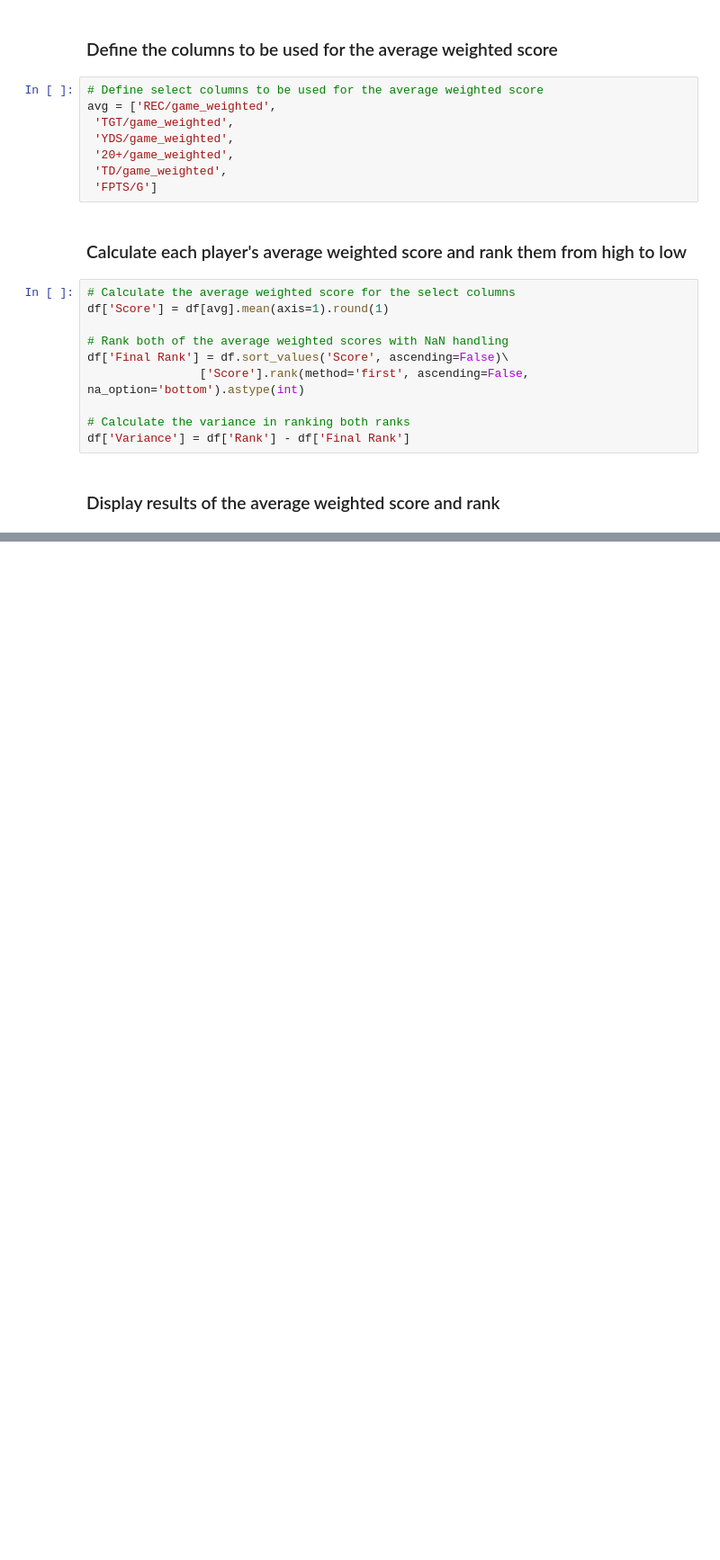
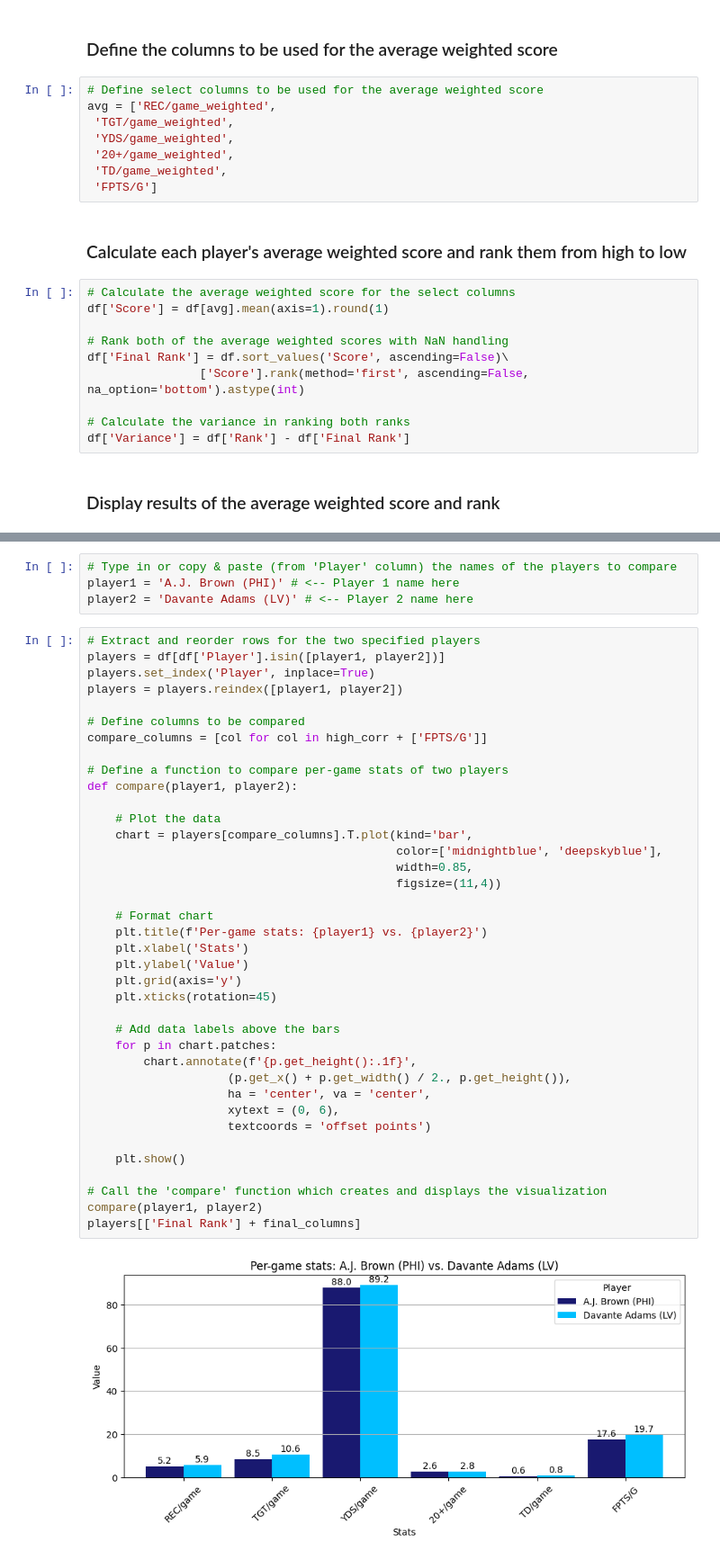
Before and after one commit to meltangonan/fantasy-football, a Jupyter notebook: WR Model.ipynb, the cells around one changed output, grey strips where cells are left out. Shown: that part at 90% size. Saved outputs shown, nothing was run; the diff lists cells and outputs as text; blank space fills up the shorter version.

```diff
--- a/WR Model.ipynb
+++ b/WR Model.ipynb
@@ -300,0 +306,44 @@ df[['Final Rank', 'Player', 'Score', 'Variance']]\
+# %%
+# Type in or copy & paste (from 'Player' column) the names of the players to compare
+player1 = 'A.J. Brown (PHI)' # <-- Player 1 name here
+player2 = 'Davante Adams (LV)' # <-- Player 2 name here
+# %%
+# Extract and reorder rows for the two specified players
+players = df[df['Player'].isin([player1, player2])]
+players.set_index('Player', inplace=True)
+players = players.reindex([player1, player2])
+
+# Define columns to be compared
+compare_columns = [col for col in high_corr + ['FPTS/G']]
+
+# Define a function to compare per-game stats of two players
+def compare(player1, player2):
+
+    # Plot the data
+    chart = players[compare_columns].T.plot(kind='bar',
+                                            color=['midnightblue', 'deepskyblue'],
+                                            width=0.85,
+                                            figsize=(11,4))
+
+    # Format chart
+    plt.title(f'Per-game stats: {player1} vs. {player2}')
+    plt.xlabel('Stats')
+    plt.ylabel('Value')
+    plt.grid(axis='y')
+    plt.xticks(rotation=45)
+
+    # Add data labels above the bars
+    for p in chart.patches:
+        chart.annotate(f'{p.get_height():.1f}',
+                    (p.get_x() + p.get_width() / 2., p.get_height()),
+                    ha = 'center', va = 'center',
+                    xytext = (0, 6),
+                    textcoords = 'offset points')
+
+    plt.show()
+
+# Call the 'compare' function which creates and displays the visualization
+compare(player1, player2)
+players[['Final Rank'] + final_columns]
+# %% [output]
+[figure, added]
```
Also changed, not shown: parts of 4 cells of this notebook, 1 other file.
